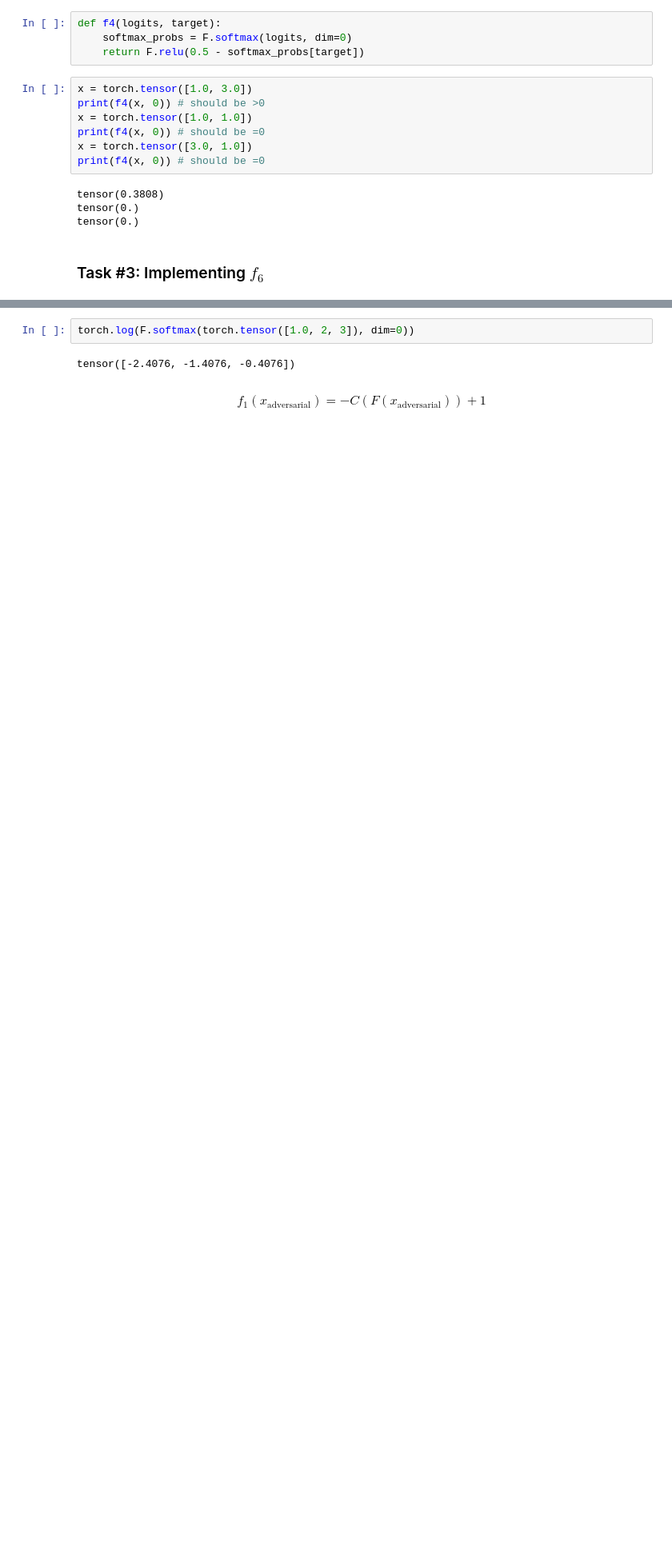
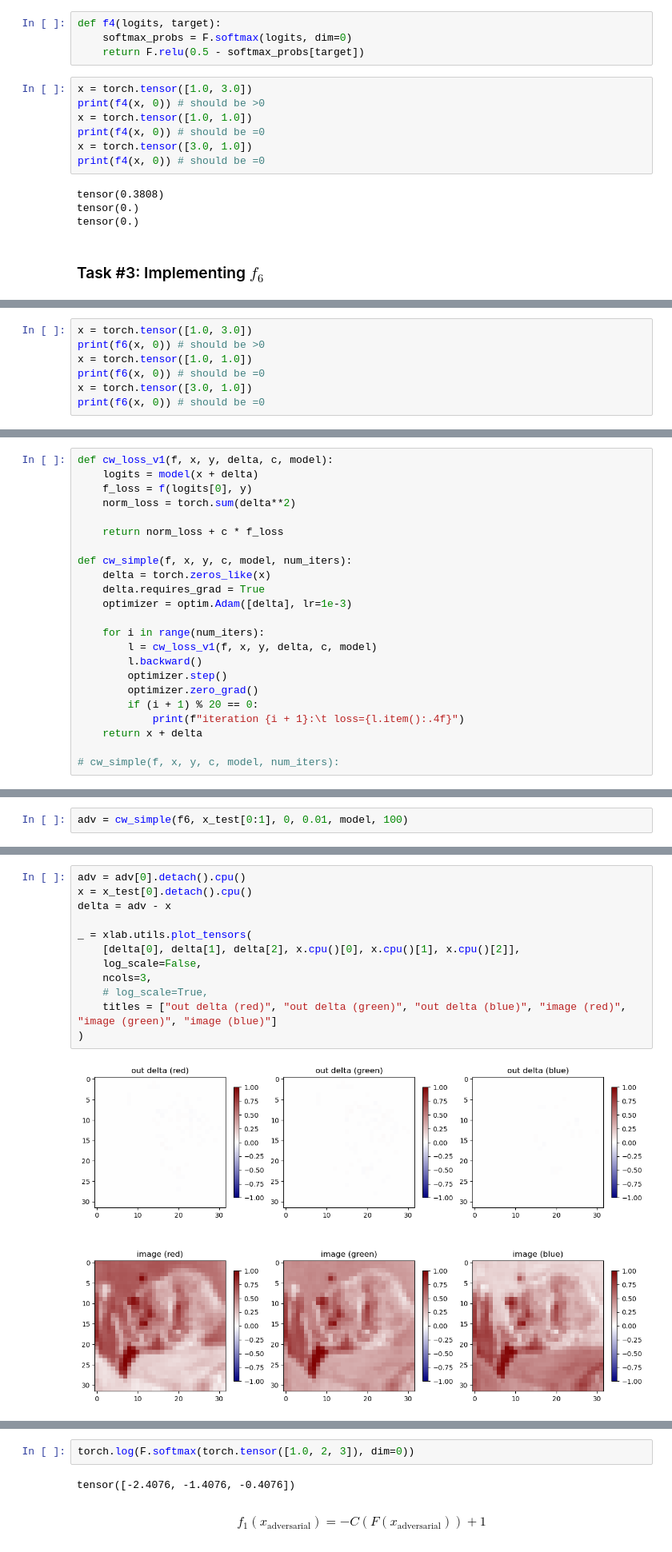
Before and after one commit to zroe1/xlab-ai-security, a Jupyter notebook: working/CW.ipynb, the cells around one changed output, grey strips where cells are left out. Shown: that part at 80% size. Drawn from its saved outputs; the diff is of its cells as text; blank space fills up the shorter version.

Commit message:
simple cw different f functions

```diff
--- a/working/CW.ipynb
+++ b/working/CW.ipynb
@@ -100,0 +112,7 @@ tensor(0.)
+# %%
+x = torch.tensor([1.0, 3.0])
+print(f6(x, 0)) # should be >0
+x = torch.tensor([1.0, 1.0])
+print(f6(x, 0)) # should be =0
+x = torch.tensor([3.0, 1.0])
+print(f6(x, 0)) # should be =0
@@ -100,0 +129,23 @@ tensor(0.)
+# %%
+def cw_loss_v1(f, x, y, delta, c, model):
+    logits = model(x + delta)
+    f_loss = f(logits[0], y)
+    norm_loss = torch.sum(delta**2)
+
+    return norm_loss + c * f_loss
+
+def cw_simple(f, x, y, c, model, num_iters):
+    delta = torch.zeros_like(x)
+    delta.requires_grad = True
+    optimizer = optim.Adam([delta], lr=1e-3)
+
+    for i in range(num_iters):
+        l = cw_loss_v1(f, x, y, delta, c, model)
+        l.backward()
+        optimizer.step()
+        optimizer.zero_grad()
+        if (i + 1) % 20 == 0:
+            print(f"iteration {i + 1}:\t loss={l.item():.4f}")
+    return x + delta
+
+# cw_simple(f, x, y, c, model, num_iters):
@@ -100,0 +165,2 @@ tensor(0.)
+# %%
+adv = cw_simple(f6, x_test[0:1], 0, 0.01, model, 100)
@@ -100,0 +173,14 @@ tensor(0.)
+# %%
+adv = adv[0].detach().cpu()
+x = x_test[0].detach().cpu()
+delta = adv - x
+
+_ = xlab.utils.plot_tensors(
+    [delta[0], delta[1], delta[2], x.cpu()[0], x.cpu()[1], x.cpu()[2]],
+    log_scale=False,
+    ncols=3,
+    # log_scale=True,
+    titles = ["out delta (red)", "out delta (green)", "out delta (blue)", "image (red)", "image (green)", "image (blue)"]
+)
+# %% [output]
+[figure, added]
```
Also changed, not shown: parts of 11 cells of this notebook.
